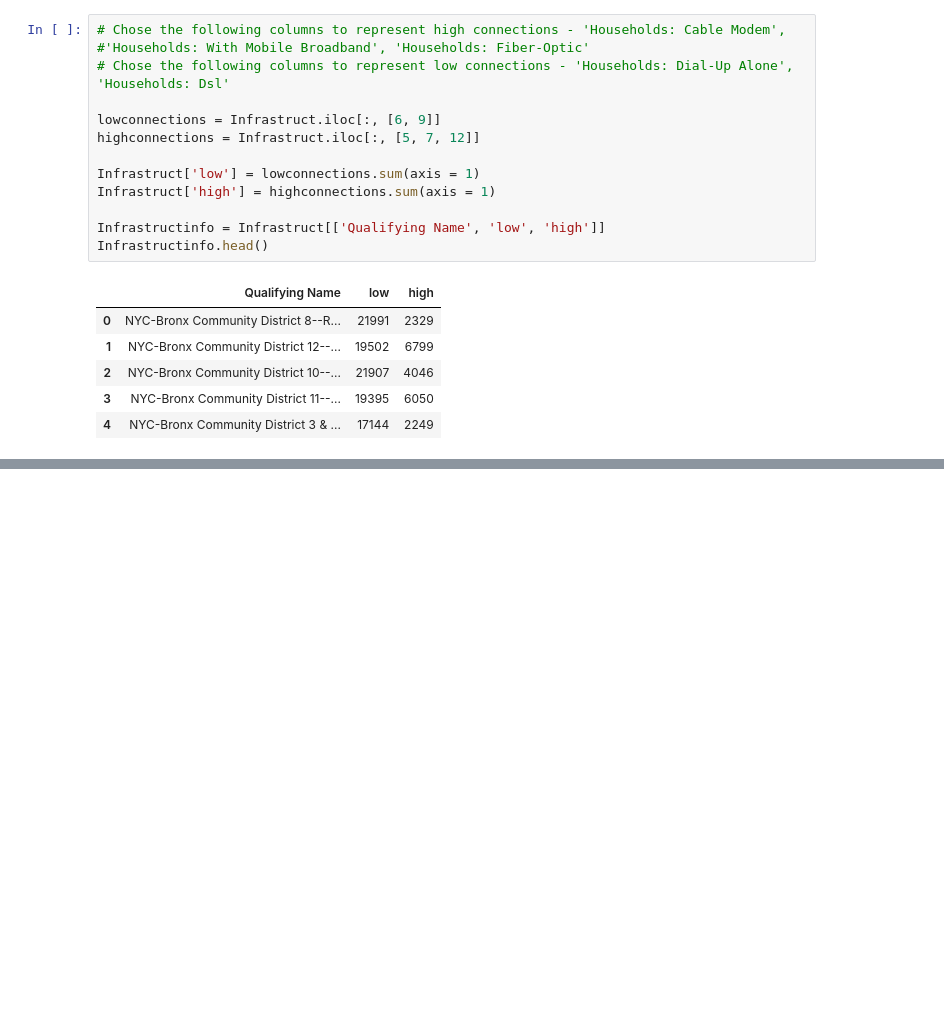
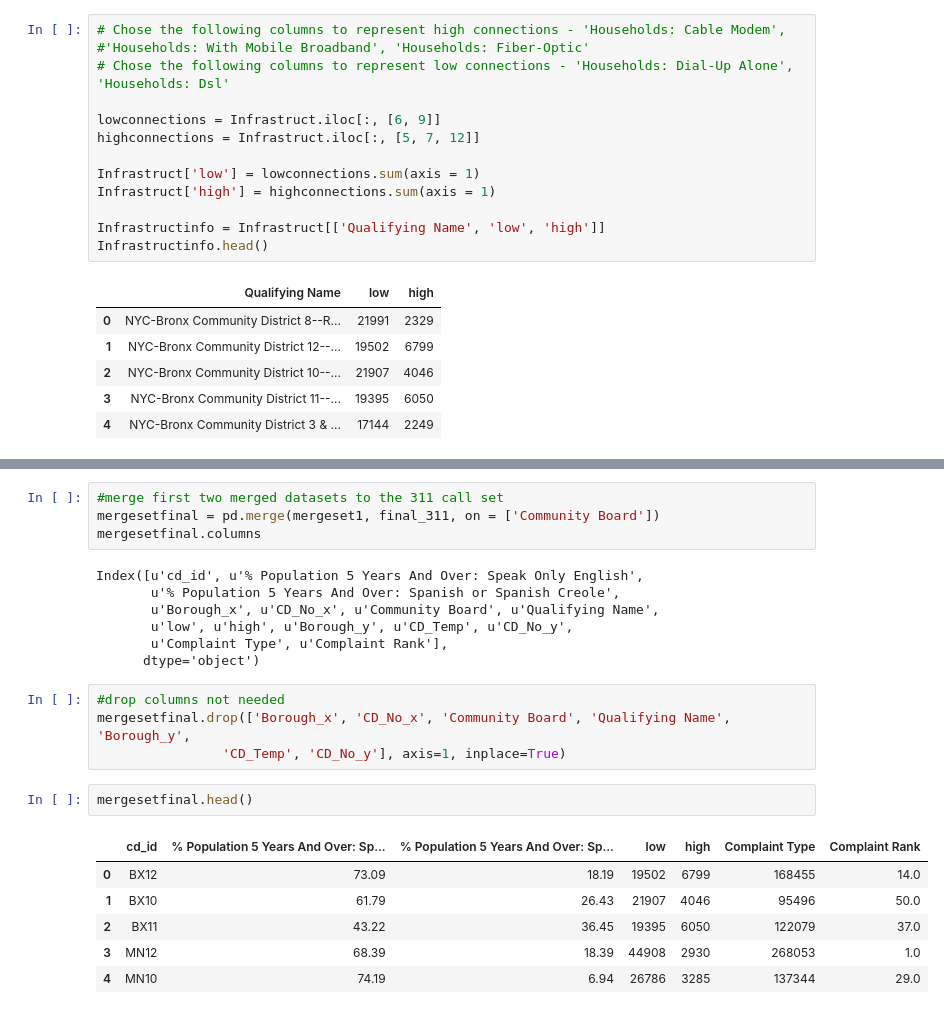
Before and after one commit to kdr276/PUI2016_kdr276, a Jupyter notebook: HW8_kdr276/Assignment_1.ipynb, the cells around one changed output, grey strips where cells are left out. Drawn from its saved outputs; the diff is of its cells as text; blank space fills up the shorter version.

```diff
--- a/HW8_kdr276/Assignment_1.ipynb
+++ b/HW8_kdr276/Assignment_1.ipynb
@@ -408,0 +559,24 @@ Infrastructinfo.head()
+# %%
+#merge first two merged datasets to the 311 call set
+mergesetfinal = pd.merge(mergeset1, final_311, on = ['Community Board'])
+mergesetfinal.columns
+# %% [output]
+Index([u'cd_id', u'% Population 5 Years And Over: Speak Only English',
+       u'% Population 5 Years And Over: Spanish or Spanish Creole',
+       u'Borough_x', u'CD_No_x', u'Community Board', u'Qualifying Name',
+       u'low', u'high', u'Borough_y', u'CD_Temp', u'CD_No_y',
+       u'Complaint Type', u'Complaint Rank'],
+      dtype='object')
+# %%
+#drop columns not needed
+mergesetfinal.drop(['Borough_x', 'CD_No_x', 'Community Board', 'Qualifying Name', 'Borough_y',
+                'CD_Temp', 'CD_No_y'], axis=1, inplace=True)
+# %%
+mergesetfinal.head()
+# %% [output]
+|  | cd_id | % Population 5 Years And Over: Sp... | % Population 5 Years And Over: Sp... | low | high | Complaint Type | Complaint Rank |
+| 0 | BX12 | 73.09 | 18.19 | 19502 | 6799 | 168455 | 14.0 |
+| 1 | BX10 | 61.79 | 26.43 | 21907 | 4046 | 95496 | 50.0 |
+| 2 | BX11 | 43.22 | 36.45 | 19395 | 6050 | 122079 | 37.0 |
+| 3 | MN12 | 68.39 | 18.39 | 44908 | 2930 | 268053 | 1.0 |
+| 4 | MN10 | 74.19 | 6.94 | 26786 | 3285 | 137344 | 29.0 |
```
Also changed, not shown: parts of 9 cells of this notebook.
